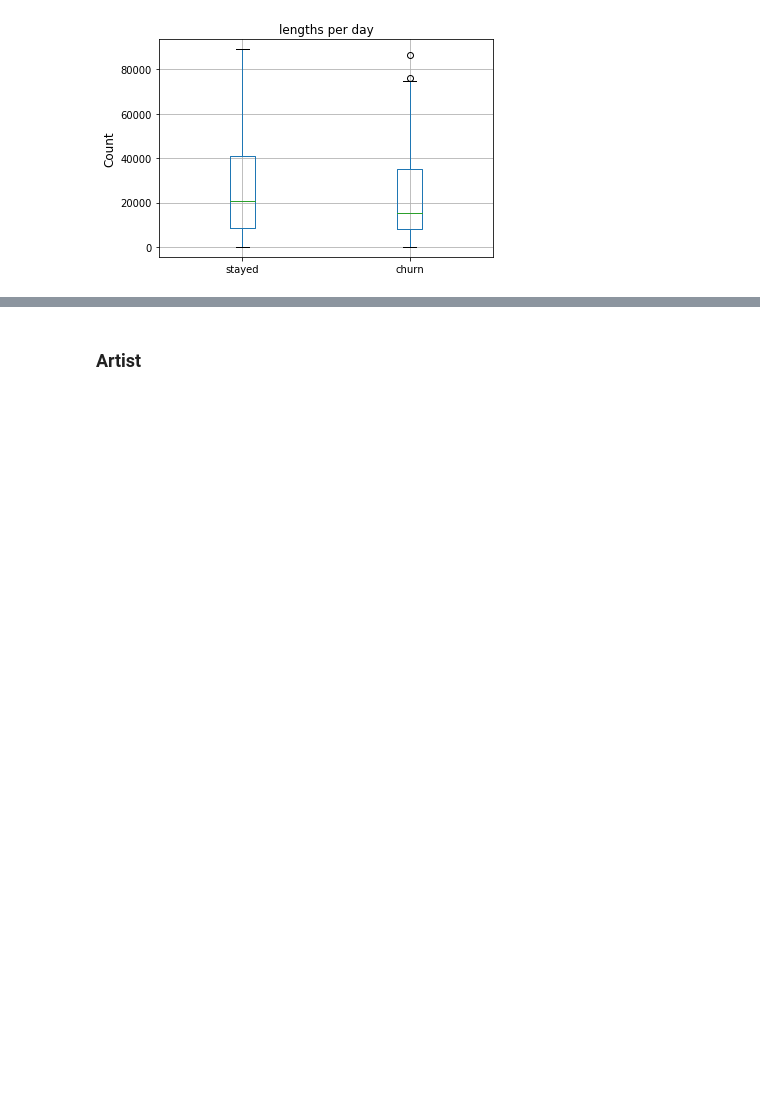
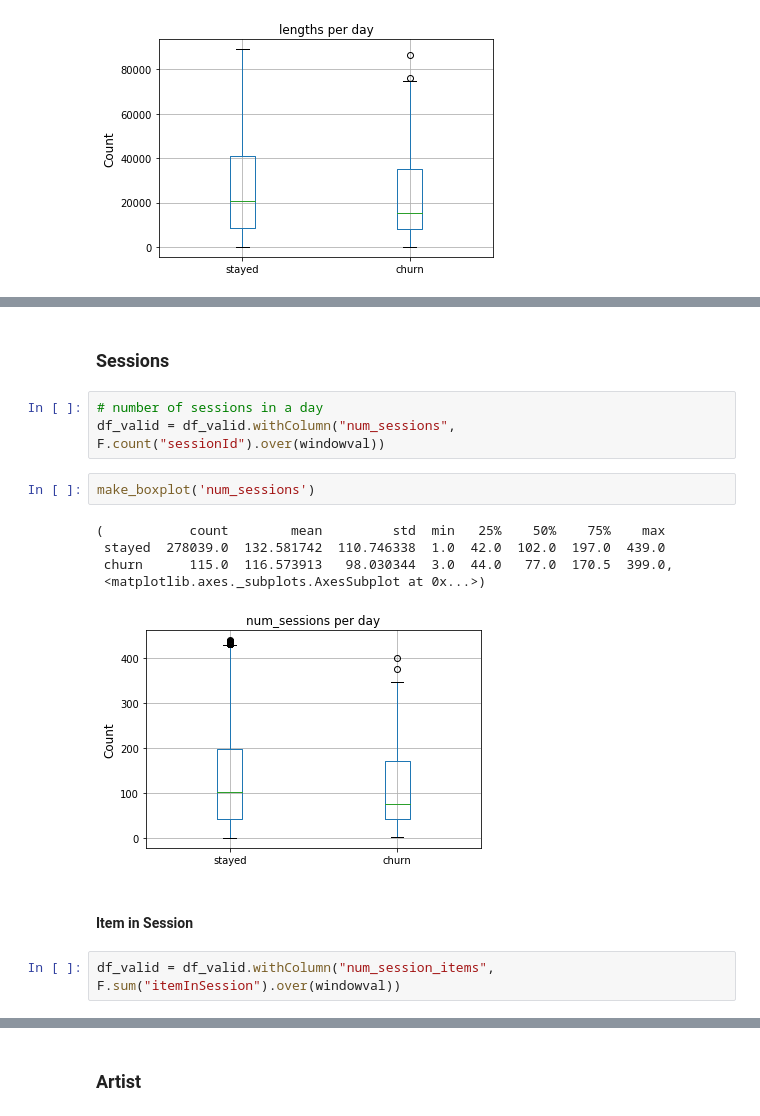
Before and after one commit to alwz1/Sparkify, a Jupyter notebook: Sparkify.ipynb, the cells around one changed output, grey strips where cells are left out. Drawn from its saved outputs; the diff is of its cells as text; blank space fills up the shorter version.

Commit message:
feat: Add number of sessions per day

```diff
--- a/Sparkify.ipynb
+++ b/Sparkify.ipynb
@@ -671,3 +671,20 @@ df_valid.select(["userId", 'date','song', 'num_songs','lengths', 'sessionId']).w
 |    33|2018-10-10 07:58:11|             Control|       19| 5131.093430000001|      281|
 +------+-------------------+--------------------+---------+------------------+---------+
 only showing top 40 rows
+# %% [markdown]
+### Sessions
+# %%
+# number of sessions in a day
+df_valid = df_valid.withColumn("num_sessions", F.count("sessionId").over(windowval))
+# %%
+make_boxplot('num_sessions')
+# %% [output]
+(           count        mean         std  min   25%    50%    75%    max
+ stayed  278039.0  132.581742  110.746338  1.0  42.0  102.0  197.0  439.0
+ churn      115.0  116.573913   98.030344  3.0  44.0   77.0  170.5  399.0,
+ <matplotlib.axes._subplots.AxesSubplot at 0x...>)
+[figure, added]
+# %% [markdown]
+#### Item in Session
+# %%
+df_valid = df_valid.withColumn("num_session_items", F.sum("itemInSession").over(windowval))
```
Also changed, not shown: parts of 4 cells of this notebook.
